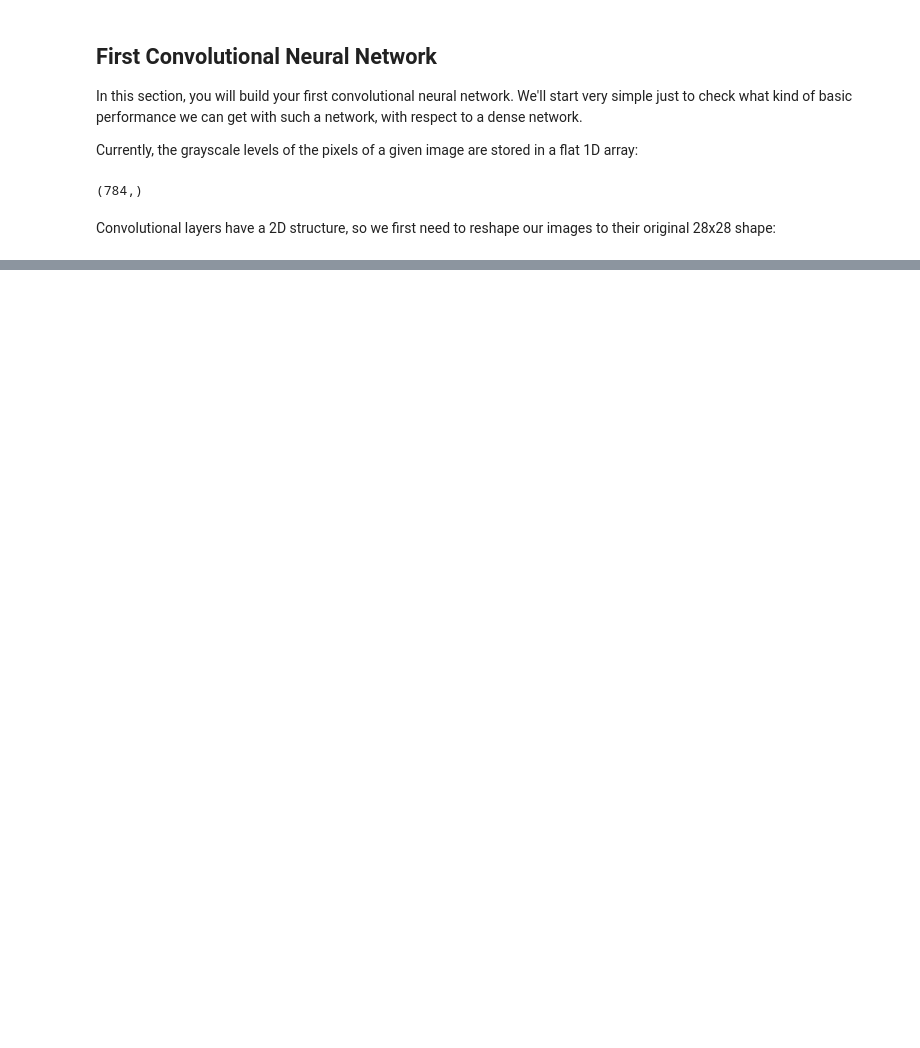
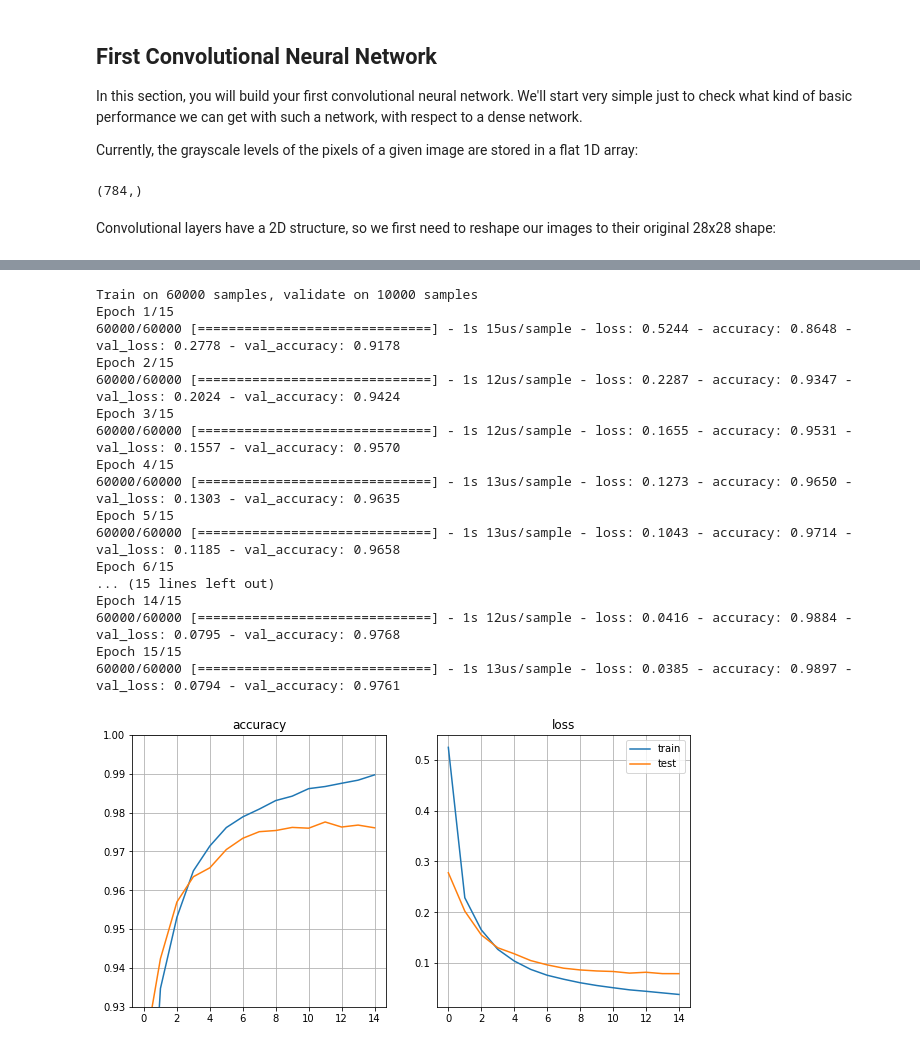
Before and after one commit to cbernet/introduction_machine_learning, a Jupyter notebook: notebooks/deep_learning_intro/keras_tensorflow_handwritten_digits.ipynb, the cells around one changed output, grey strips where cells are left out. Drawn from its saved outputs; the diff is of its cells as text; code cells hidden in the pictures; blank space fills up the shorter version.

```diff
--- a/notebooks/deep_learning_intro/keras_tensorflow_handwritten_digits.ipynb
+++ b/notebooks/deep_learning_intro/keras_tensorflow_handwritten_digits.ipynb
@@ -609,0 +482,9 @@ plot_history(history, miny=0.98)
+# %%
+model = models.Sequential([
+    layers.Conv2D(12, 3, input_shape=(28,28,1),
+                  activation='relu'),
+    layers.Flatten(),
+    layers.Dense(10, activation='softmax'),
+])
+
+model.summary()
@@ -609,0 +528,26 @@ plot_history(history, miny=0.98)
+# %%
+model.compile(loss='categorical_crossentropy',
+              optimizer=optimizers.Adam(),
+              metrics=['accuracy'])
+history = model.fit(x=x_train_2d, y=y_train, validation_data=(x_test_2d,y_test),
+                    batch_size=500, epochs=15)
+plot_history(history, miny=0.93)
+# %% [output]
+Train on 60000 samples, validate on 10000 samples
+Epoch 1/15
+60000/60000 [==============================] - 1s 15us/sample - loss: 0.5244 - accuracy: 0.8648 - val_loss: 0.2778 - val_accuracy: 0.9178
+Epoch 2/15
+60000/60000 [==============================] - 1s 12us/sample - loss: 0.2287 - accuracy: 0.9347 - val_loss: 0.2024 - val_accuracy: 0.9424
+Epoch 3/15
+60000/60000 [==============================] - 1s 12us/sample - loss: 0.1655 - accuracy: 0.9531 - val_loss: 0.1557 - val_accuracy: 0.9570
+Epoch 4/15
+60000/60000 [==============================] - 1s 13us/sample - loss: 0.1273 - accuracy: 0.9650 - val_loss: 0.1303 - val_accuracy: 0.9635
+Epoch 5/15
+60000/60000 [==============================] - 1s 13us/sample - loss: 0.1043 - accuracy: 0.9714 - val_loss: 0.1185 - val_accuracy: 0.9658
+Epoch 6/15
+... (15 lines left out)
+Epoch 14/15
+60000/60000 [==============================] - 1s 12us/sample - loss: 0.0416 - accuracy: 0.9884 - val_loss: 0.0795 - val_accuracy: 0.9768
+Epoch 15/15
+60000/60000 [==============================] - 1s 13us/sample - loss: 0.0385 - accuracy: 0.9897 - val_loss: 0.0794 - val_accuracy: 0.9761
+[figure, added]
```
Also changed, not shown: parts of 75 cells of this notebook.
